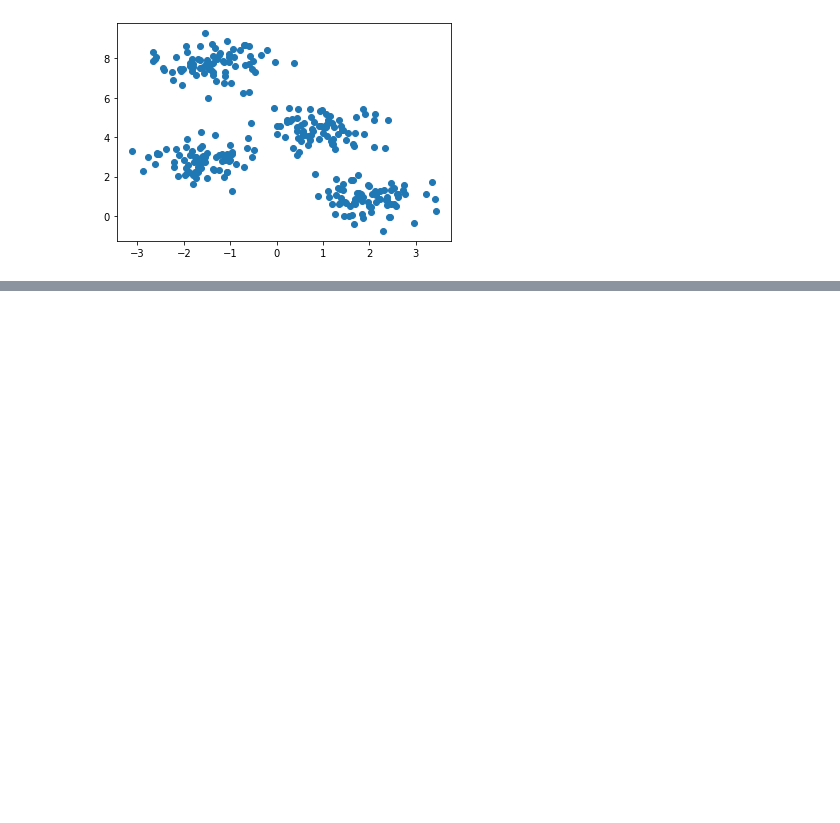
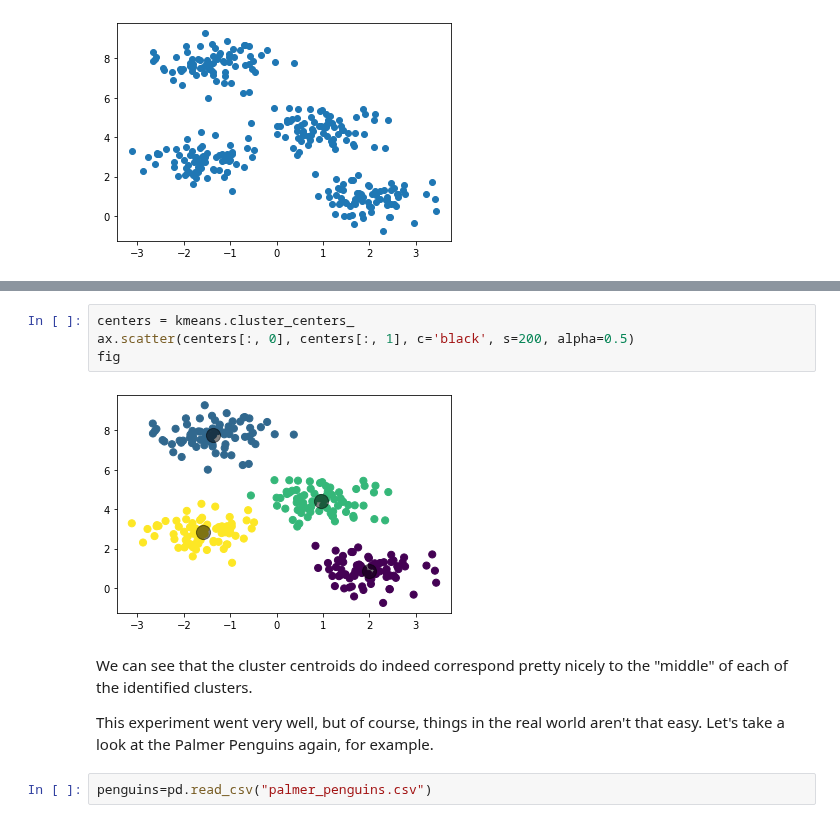
Before and after one commit to PhilChodrow/PIC16A, a Jupyter notebook: Content_Mike/ML/Answers/Clustering.ipynb, the cells around one changed output, grey strips where cells are left out. Drawn from its saved outputs; the diff is of its cells as text; blank space fills up the shorter version.

```diff
--- a/Content_Mike/ML/Answers/Clustering.ipynb
+++ b/Content_Mike/ML/Answers/Clustering.ipynb
@@ -36,0 +69,12 @@ Visually, it appears that there are 4 clusters. Let's import `KMeans` and see ho
+# %%
+centers = kmeans.cluster_centers_
+ax.scatter(centers[:, 0], centers[:, 1], c='black', s=200, alpha=0.5)
+fig
+# %% [output]
+[figure, added]
+# %% [markdown]
+We can see that the cluster centroids do indeed correspond pretty nicely to the "middle" of each of the identified clusters.
+
+This experiment went very well, but of course, things in the real world aren't that easy. Let's take a look at the Palmer Penguins again, for example.
+# %%
+penguins=pd.read_csv("palmer_penguins.csv")
```
Also changed, not shown: parts of 14 cells of this notebook, 3 other files.
